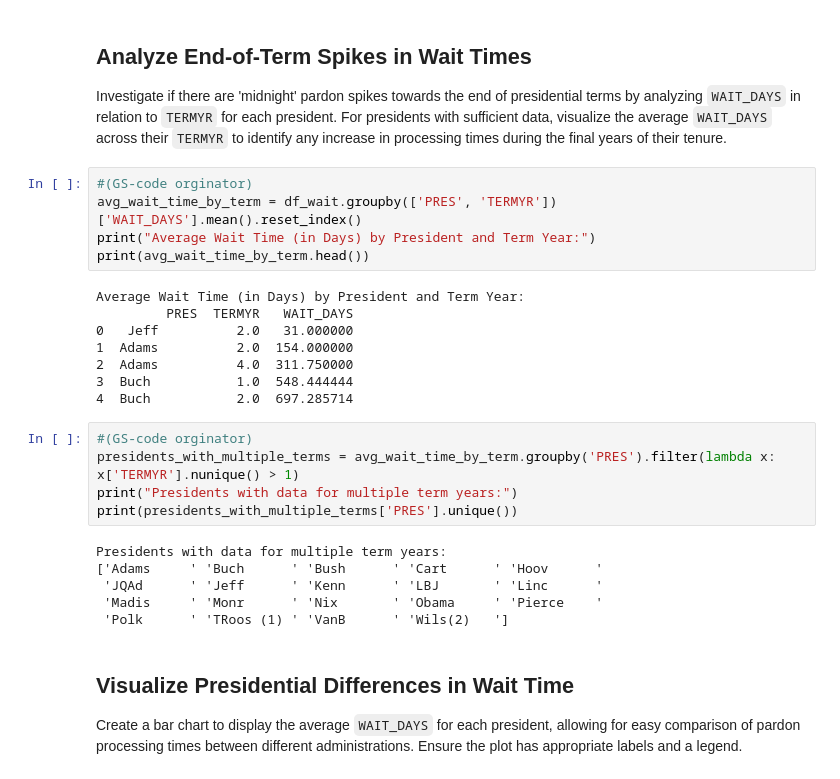
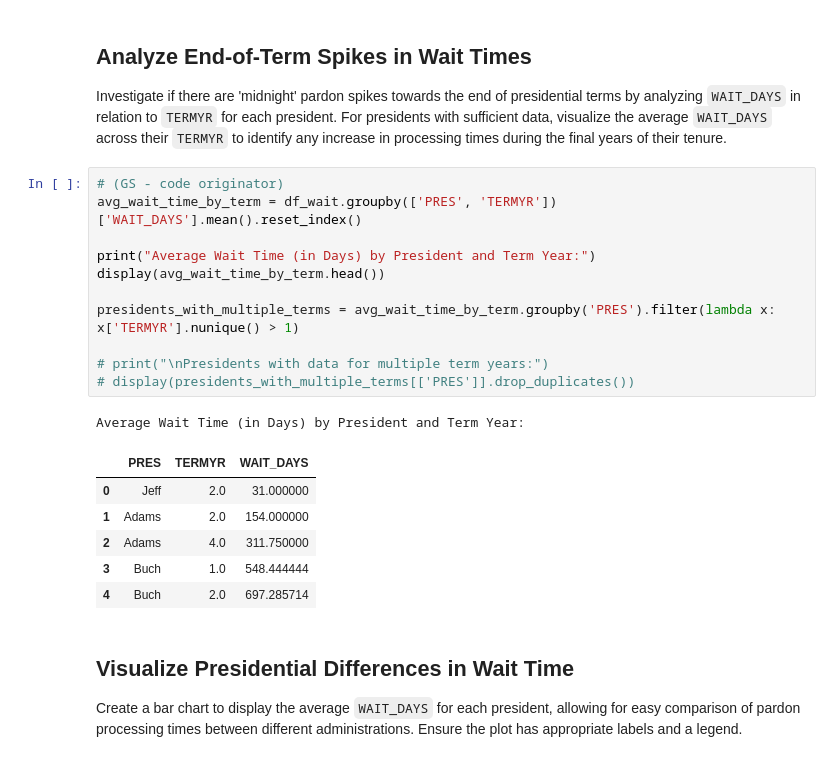
Before and after one commit to GraceSchmidt1/Group2_US_Pardons, a Jupyter notebook: US_Pardons_EDA.ipynb, the cells around one changed output. Cells and saved outputs as stored; diff of their text form.

```diff
--- a/US_Pardons_EDA.ipynb
+++ b/US_Pardons_EDA.ipynb
@@ -545,29 +639,24 @@ plt.show()
 
 Investigate if there are 'midnight' pardon spikes towards the end of presidential terms by analyzing `WAIT_DAYS` in relation to `TERMYR` for each president. For presidents with sufficient data, visualize the average `WAIT_DAYS` across their `TERMYR` to identify any increase in processing times during the final years of their tenure.
 # %%
-#(GS-code orginator)
+# (GS - code originator)
 avg_wait_time_by_term = df_wait.groupby(['PRES', 'TERMYR'])['WAIT_DAYS'].mean().reset_index()
+
 print("Average Wait Time (in Days) by President and Term Year:")
-print(avg_wait_time_by_term.head())
+display(avg_wait_time_by_term.head())
+
+presidents_with_multiple_terms = avg_wait_time_by_term.groupby('PRES').filter(lambda x: x['TERMYR'].nunique() > 1)
+
+# print("\nPresidents with data for multiple term years:")
+# display(presidents_with_multiple_terms[['PRES']].drop_duplicates())
 # %% [output]
 Average Wait Time (in Days) by President and Term Year:
-         PRES  TERMYR   WAIT_DAYS
-0   Jeff          2.0   31.000000
-1  Adams          2.0  154.000000
-2  Adams          4.0  311.750000
-3  Buch           1.0  548.444444
-4  Buch           2.0  697.285714
+|  | PRES | TERMYR | WAIT_DAYS |
+| 0 | Jeff | 2.0 | 31.000000 |
+| 1 | Adams | 2.0 | 154.000000 |
+| 2 | Adams | 4.0 | 311.750000 |
+| 3 | Buch | 1.0 | 548.444444 |
+| 4 | Buch | 2.0 | 697.285714 |
-# %%
-#(GS-code orginator)
-presidents_with_multiple_terms = avg_wait_time_by_term.groupby('PRES').filter(lambda x: x['TERMYR'].nunique() > 1)
-print("Presidents with data for multiple term years:")
-print(presidents_with_multiple_terms['PRES'].unique())
-# %% [output]
-Presidents with data for multiple term years:
-['Adams     ' 'Buch      ' 'Bush      ' 'Cart      ' 'Hoov      '
- 'JQAd      ' 'Jeff      ' 'Kenn      ' 'LBJ       ' 'Linc      '
- 'Madis     ' 'Monr      ' 'Nix       ' 'Obama     ' 'Pierce    '
- 'Polk      ' 'TRoos (1) ' 'VanB      ' 'Wils(2)   ']
 # %% [markdown]
 ## Visualize Presidential Differences in Wait Time
 
```
Also changed, not shown: parts of 52 cells of this notebook.
